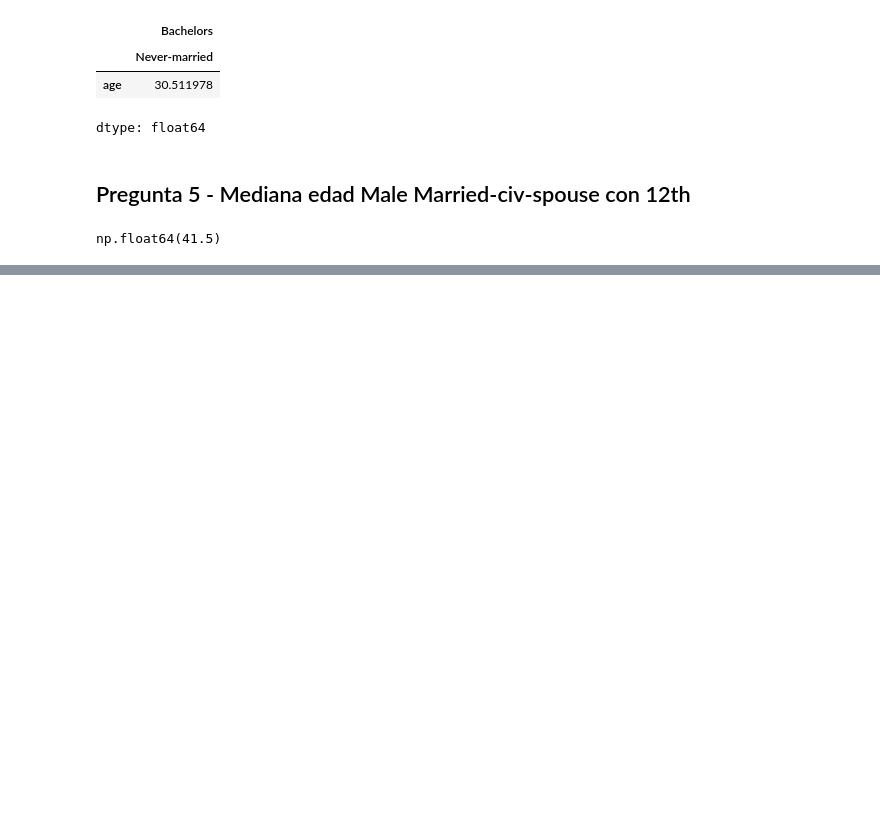
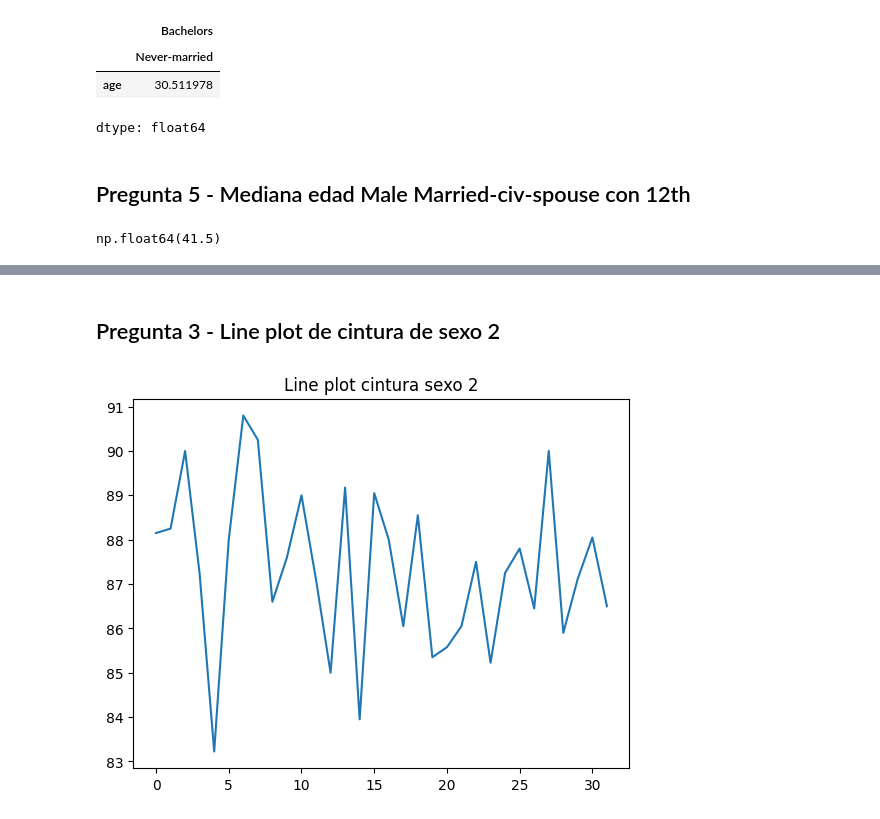
Before and after one commit to a00842247-alt/evidencies_2039_2026, a Jupyter notebook: Evidencias_de_las_Actividades.ipynb, the cells around one changed output, grey strips where cells are left out. Cells and saved outputs as stored; diff of their text form; code cells hidden in the pictures; blank space fills up the shorter version.

```diff
--- a/Evidencias_de_las_Actividades.ipynb
+++ b/Evidencias_de_las_Actividades.ipynb
@@ -64,0 +89,9 @@ np.float64(41.5)
+# %% [markdown]
+## Pregunta 3 - Line plot de cintura de sexo 2
+# %%
+pt3 = pd.pivot_table(df, values='cintura', index='desc_ent', columns='sexo', aggfunc='median')
+plt.plot(pt3[2].values)
+plt.title('Line plot cintura sexo 2')
+plt.show()
+# %% [output]
+[figure, added]
```
Also changed, not shown: parts of 10 cells of this notebook.
